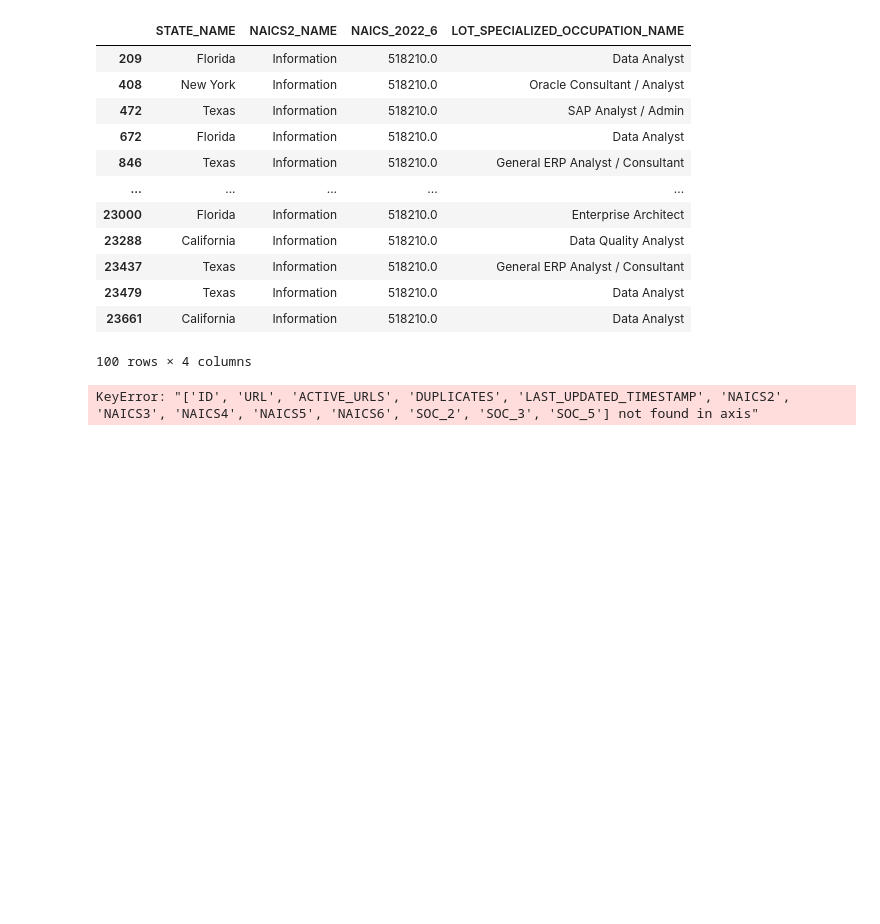
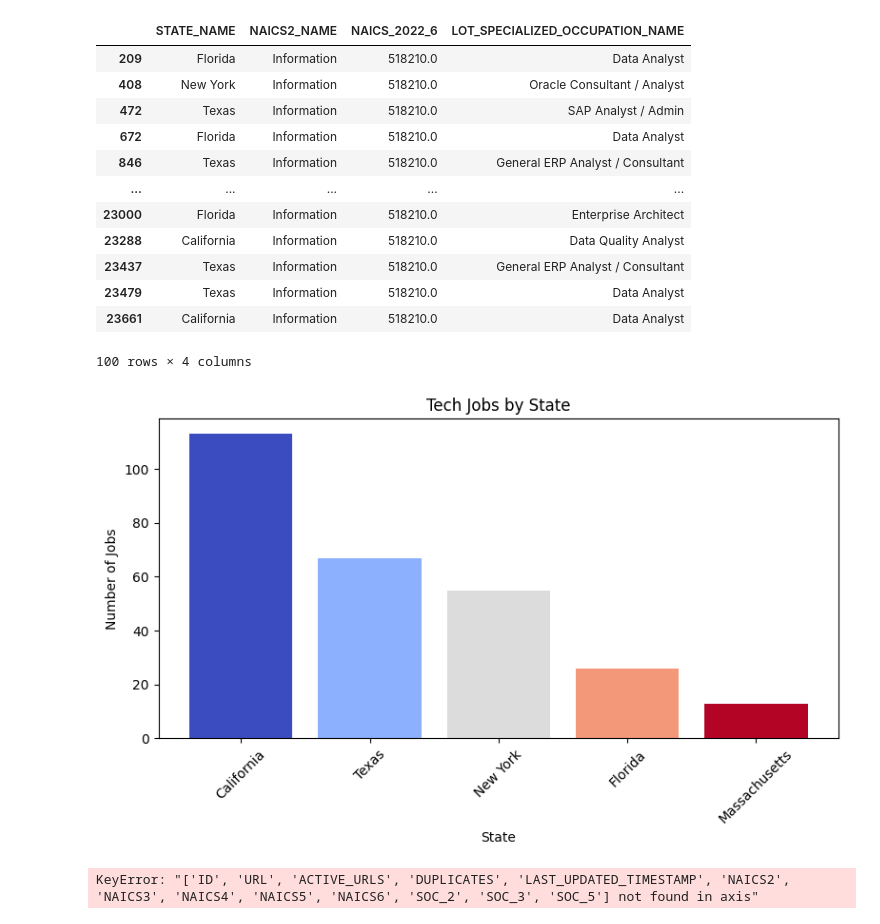
Before and after one commit to arocha0714/metad688-job-market-analysis-for-summer-2025-group2, a Jupyter notebook: geographic_analysis.ipynb, the cells around one changed output. Saved outputs shown, nothing was run; the diff lists cells and outputs as text; code cells hidden in the pictures; blank space fills up the shorter version.

Commit message:
added visual for tech jobs by state

```diff
--- a/geographic_analysis.ipynb
+++ b/geographic_analysis.ipynb
@@ -91,6 +91,28 @@ final_df[['STATE_NAME', 'NAICS2_NAME', 'NAICS_2022_6', 'LOT_SPECIALIZED_OCCUPATI
 | 23479 | Texas | Information | 518210.0 | Data Analyst |
 | 23661 | California | Information | 518210.0 | Data Analyst |
 100 rows × 4 columns
+# %%
+import matplotlib.pyplot as plt
+import numpy as np
+
+# Group by STATE_NAME and count jobs for NAICS_2022_6 = 518210
+state_counts_jobs = final_df.groupby('STATE_NAME').size().reset_index(name='job_count')
+
+# Sort state_counts_jobs from greatest to least by job_count
+state_counts_jobs_sorted = state_counts_jobs.sort_values(by='job_count', ascending=False)
+
+# Plot column chart
+plt.figure(figsize=(8, 5))
+colors = plt.cm.coolwarm(np.linspace(0, 1, len(state_counts_jobs_sorted)))
+plt.bar(state_counts_jobs_sorted['STATE_NAME'], state_counts_jobs_sorted['job_count'], color=colors)
+plt.xlabel('State')
+plt.ylabel('Number of Jobs')
+plt.title('Tech Jobs by State')
+plt.xticks(rotation=45)
+plt.tight_layout()
+plt.show()
+# %% [output]
+[figure, added]
 # %%
 columns_to_drop = [
     "ID", "URL", "ACTIVE_URLS", "DUPLICATES", "LAST_UPDATED_TIMESTAMP",
```
